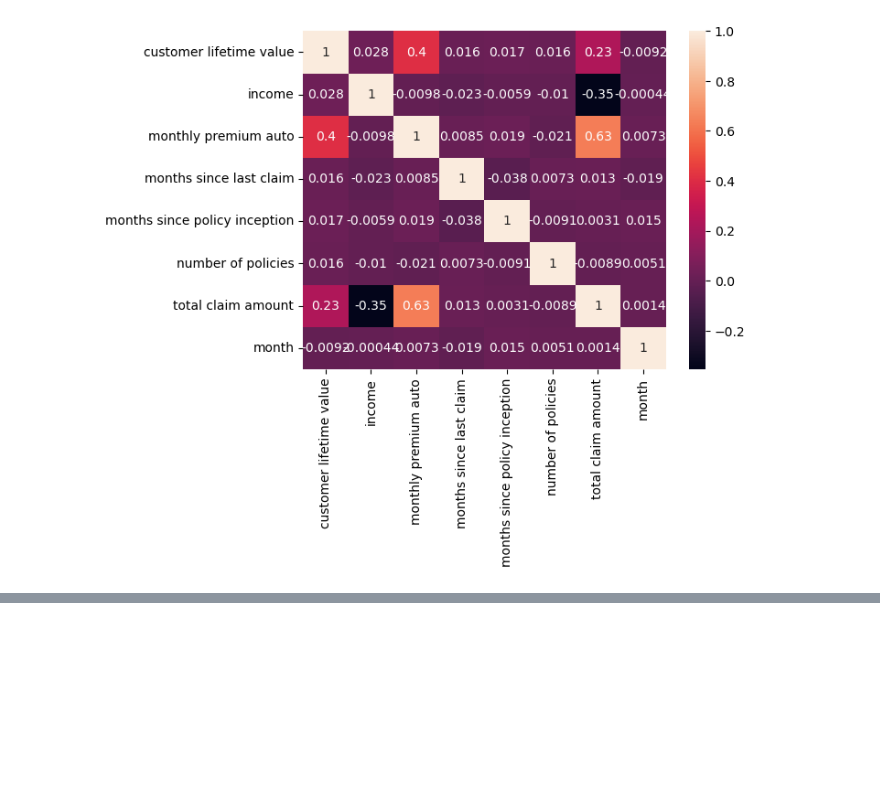
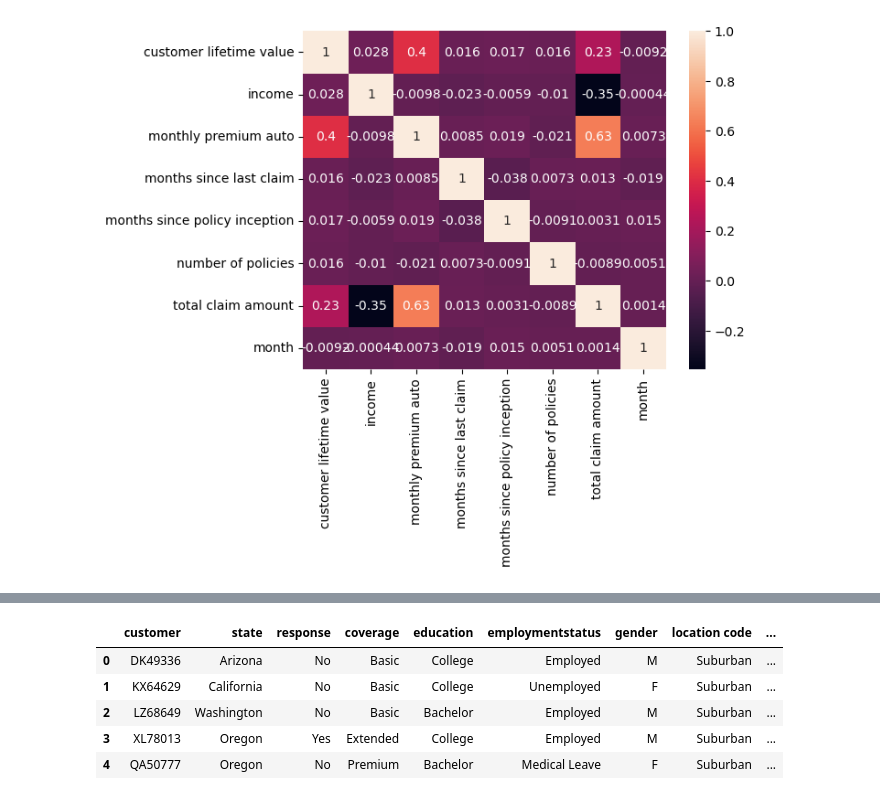
Before and after one commit to Adyto23/lab-customer-analysis-round-2, a Jupyter notebook: files_for_lab/csv_files/round2 .ipynb, the cells around one changed output, grey strips where cells are left out. Drawn from its saved outputs; the diff is of its cells as text; code cells hidden in the pictures; blank space fills up the shorter version.

```diff
--- a/files_for_lab/csv_files/round2 .ipynb
+++ b/files_for_lab/csv_files/round2 .ipynb
@@ -628,0 +640,9 @@ normalized_df
+# %%
+objektdf.head()
+# %% [output]
+|  | customer | state | response | coverage | education | employmentstatus | gender | location code | ... |
+| 0 | DK49336 | Arizona | No | Basic | College | Employed | M | Suburban | ... |
+| 1 | KX64629 | California | No | Basic | College | Unemployed | F | Suburban | ... |
+| 2 | LZ68649 | Washington | No | Basic | Bachelor | Employed | M | Suburban | ... |
+| 3 | XL78013 | Oregon | Yes | Extended | College | Employed | M | Suburban | ... |
+| 4 | QA50777 | Oregon | No | Premium | Bachelor | Medical Leave | F | Suburban | ... |
```
Also changed, not shown: parts of 20 cells of this notebook.
